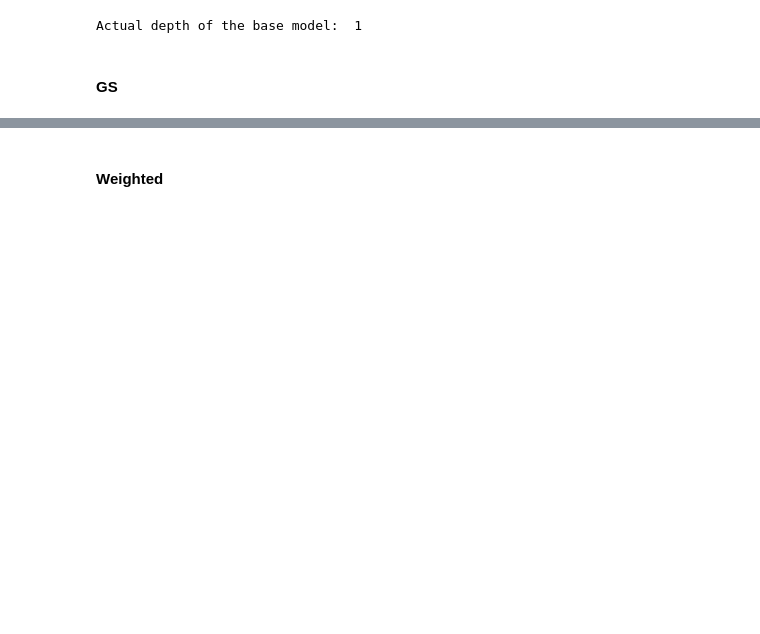
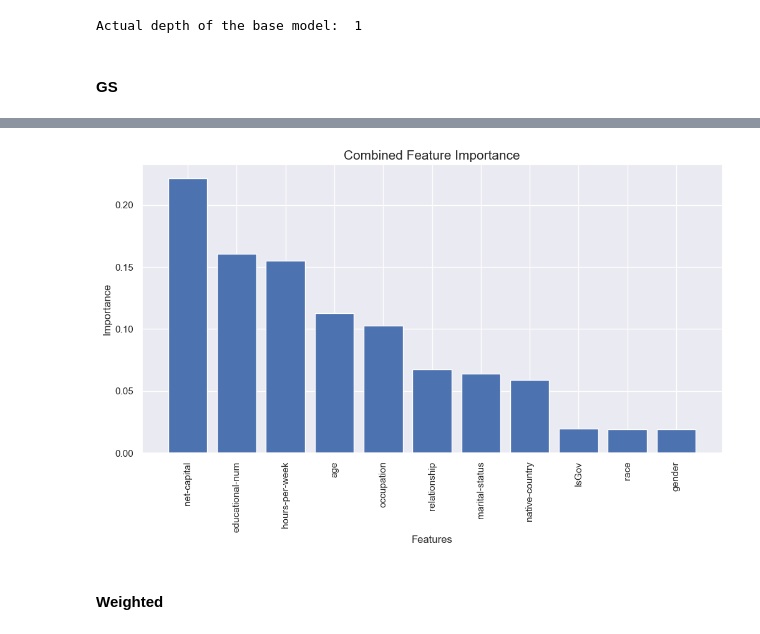
Before and after one commit to mikemenj/Assignments, a Jupyter notebook: Project_2_Part_4.ipynb, the cells around one changed output, grey strips where cells are left out. Saved outputs shown, nothing was run; the diff lists cells and outputs as text; code cells hidden in the pictures; blank space fills up the shorter version.

```diff
--- a/Project_2_Part_4.ipynb
+++ b/Project_2_Part_4.ipynb
@@ -981,0 +1041,21 @@ Wall time: 1min 46s
+# %%
+# Calculate total feature importance value
+total_importance = sum(feature_importance_dict.values())
+
+# Create a combined feature importance dictionary
+combined_feature_importance_dict = {}
+for feature, importance in sorted_feature_importance_dict.items():
+    # Extract the original feature/column name from the columntransformer feature name
+    original_feature_name = feature.split('__')[1]  # Assumes columntransformer separator is '__'
+    prefix = original_feature_name.split('_')[0]  # Extract prefix from original feature name
+    if prefix not in combined_feature_importance_dict:
+        combined_feature_importance_dict[prefix] = 0
+    combined_feature_importance_dict[prefix] += (importance / total_importance)
+
+# Sort combined feature importance dictionary in descending order
+sorted_combined_feature_importance_dict = dict(sorted(combined_feature_importance_dict.items(), key=lambda x: x[1], reverse=True))
+
+# Print combined feature importance dictionary in descending order
+print("Combined Feature Importance (Descending Order):")
+for feature, importance in sorted_combined_feature_importance_dict.items():
+    print(f"'{feature}': {importance:.2f},")
@@ -982,3 +1075,16 @@ Wall time: 1min 46s
+# %%
+sorted_combined_feature_names = list(sorted_combined_feature_importance_dict.keys())
+sorted_combined_feature_importance = list(sorted_combined_feature_importance_dict.values())
+
+plt.figure(figsize=(12, 6))
+plt.bar(sorted_combined_feature_names, sorted_combined_feature_importance)
+plt.title('Combined Feature Importance', fontsize=15)
+plt.xlabel('Features', fontsize=12)
+plt.ylabel('Importance', fontsize=12)
+plt.xticks(rotation=90)
+plt.show()
+# %% [output]
+[figure, added]
 # %% [markdown]
 #### Weighted
 # %%
```
Also changed, not shown: parts of 33 cells of this notebook.
